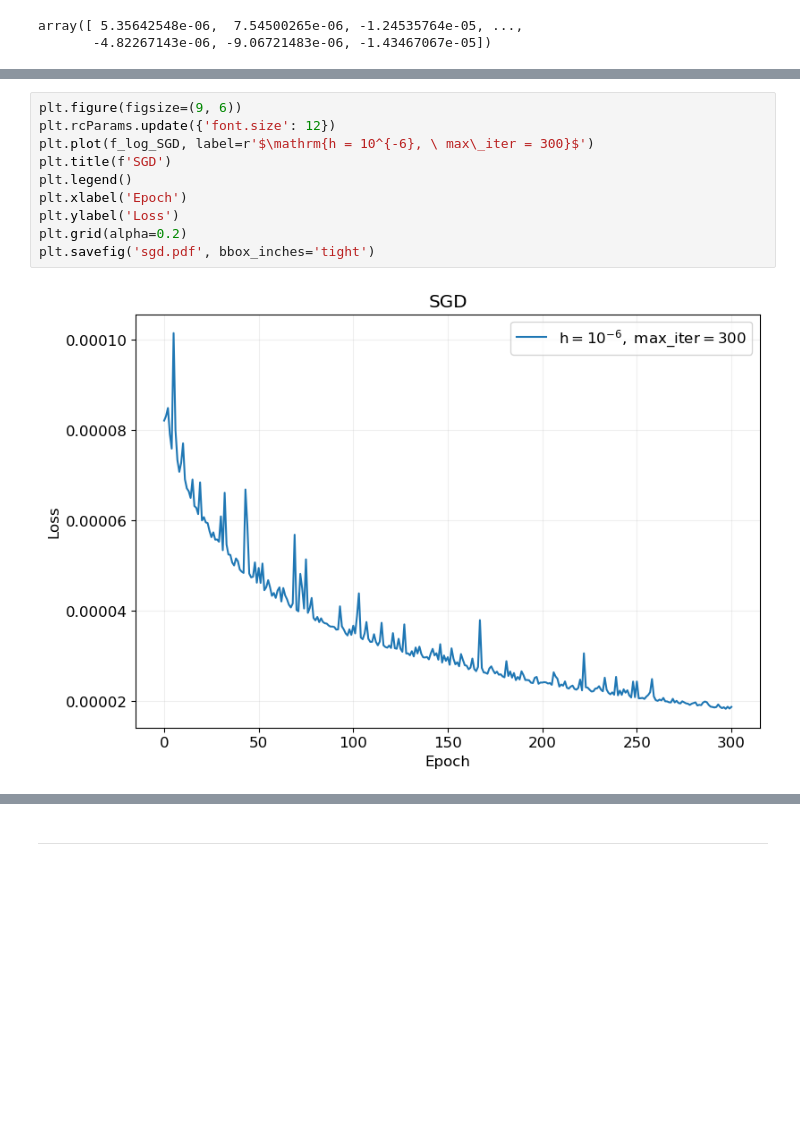
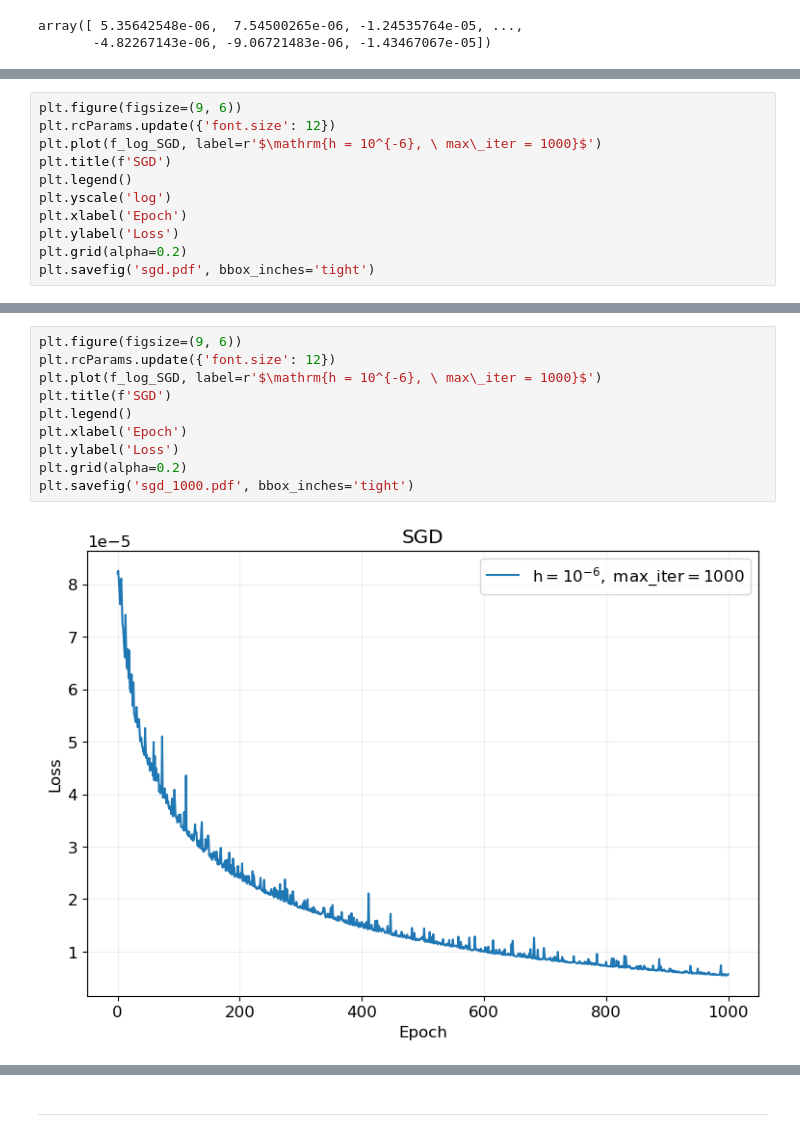
Before and after one commit to kisnikser/Optimization-Methods, a Jupyter notebook: main.ipynb, the cells around one changed output, grey strips where cells are left out. Saved outputs shown, nothing was run; the diff lists cells and outputs as text; blank space fills up the shorter version.

```diff
--- a/main.ipynb
+++ b/main.ipynb
@@ -346,0 +359,11 @@ KeyboardInterrupt:
+# %%
+plt.figure(figsize=(9, 6))
+plt.rcParams.update({'font.size': 12})
+plt.plot(f_log_SGD, label=r'$\mathrm{h = 10^{-6}, \ max\_iter = 1000}$')
+plt.title(f'SGD')
+plt.legend()
+plt.yscale('log')
+plt.xlabel('Epoch')
+plt.ylabel('Loss')
+plt.grid(alpha=0.2)
+plt.savefig('sgd.pdf', bbox_inches='tight')
@@ -347,12 +372,12 @@ KeyboardInterrupt:
 # %%
 plt.figure(figsize=(9, 6))
 plt.rcParams.update({'font.size': 12})
-plt.plot(f_log_SGD, label=r'$\mathrm{h = 10^{-6}, \ max\_iter = 300}$')
+plt.plot(f_log_SGD, label=r'$\mathrm{h = 10^{-6}, \ max\_iter = 1000}$')
 plt.title(f'SGD')
 plt.legend()
 plt.xlabel('Epoch')
 plt.ylabel('Loss')
 plt.grid(alpha=0.2)
-plt.savefig('sgd.pdf', bbox_inches='tight')
+plt.savefig('sgd_1000.pdf', bbox_inches='tight')
 # %% [output]
-[figure, old version]
+[figure, new version]
```
Also changed, not shown: parts of 47 cells of this notebook, 33 other files.
